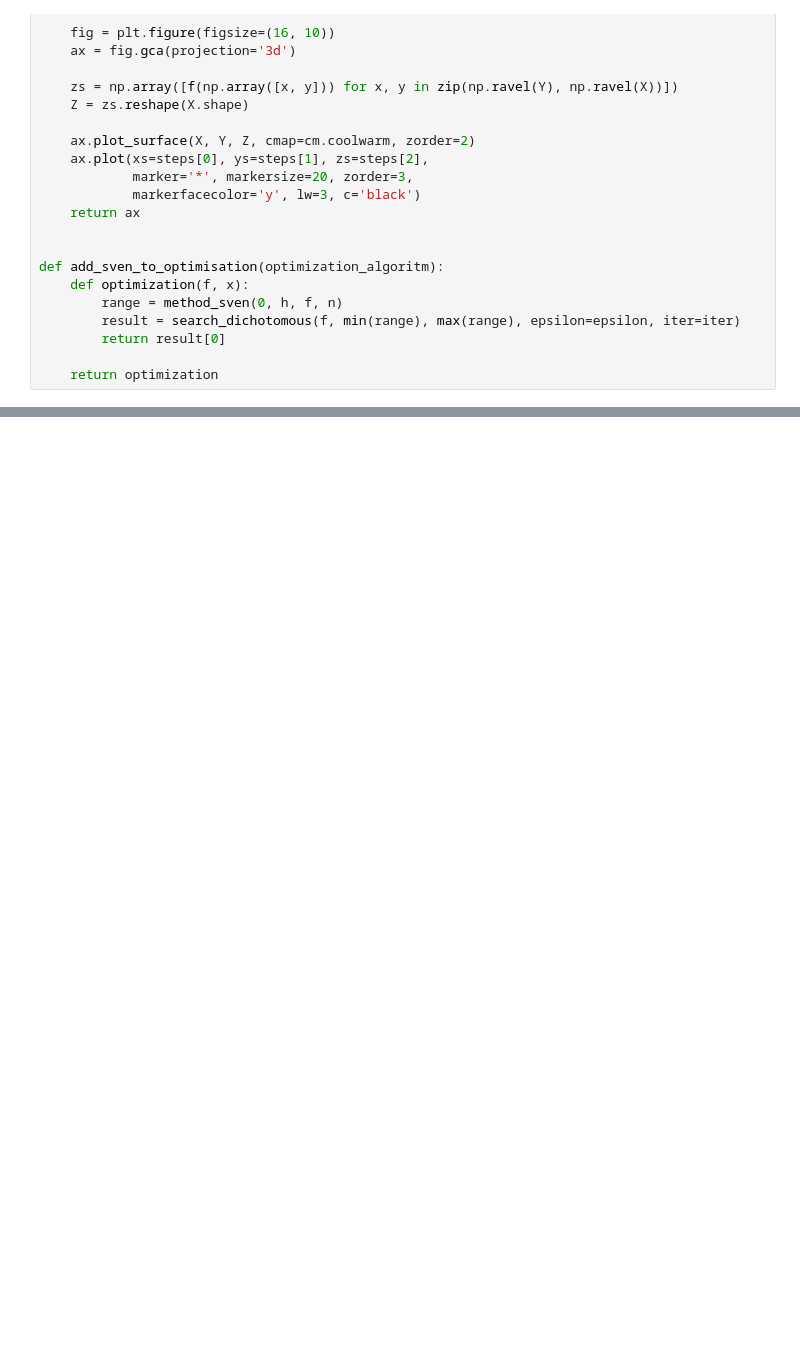
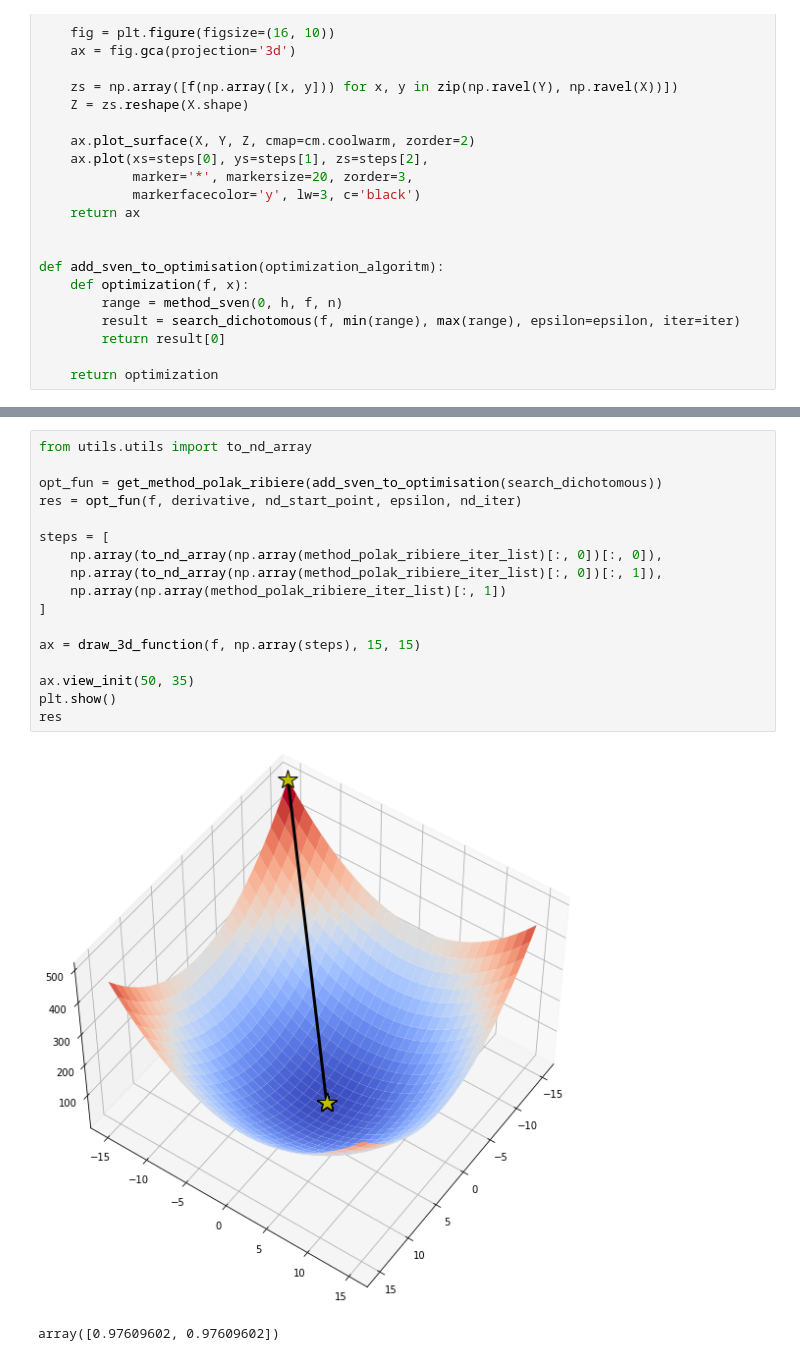
Before and after one commit to orueI/MMOR, a Jupyter notebook: MMOR_LB_5.ipynb, the cells around one changed output, grey strips where cells are left out. Cells and saved outputs as stored; diff of their text form; blank space fills up the shorter version.

```diff
--- a/MMOR_LB_5.ipynb
+++ b/MMOR_LB_5.ipynb
@@ -121,0 +132,20 @@ array([[array([-15., -15.]), 512.0, 0],
+# %%
+from utils.utils import to_nd_array
+
+opt_fun = get_method_polak_ribiere(add_sven_to_optimisation(search_dichotomous))
+res = opt_fun(f, derivative, nd_start_point, epsilon, nd_iter)
+
+steps = [
+    np.array(to_nd_array(np.array(method_polak_ribiere_iter_list)[:, 0])[:, 0]),
+    np.array(to_nd_array(np.array(method_polak_ribiere_iter_list)[:, 0])[:, 1]),
+    np.array(np.array(method_polak_ribiere_iter_list)[:, 1])
+]
+
+ax = draw_3d_function(f, np.array(steps), 15, 15)
+
+ax.view_init(50, 35)
+plt.show()
+res
+# %% [output]
+[figure, added]
+array([0.97609602, 0.97609602])
```
Also changed, not shown: parts of 4 cells of this notebook, 3 other files.
